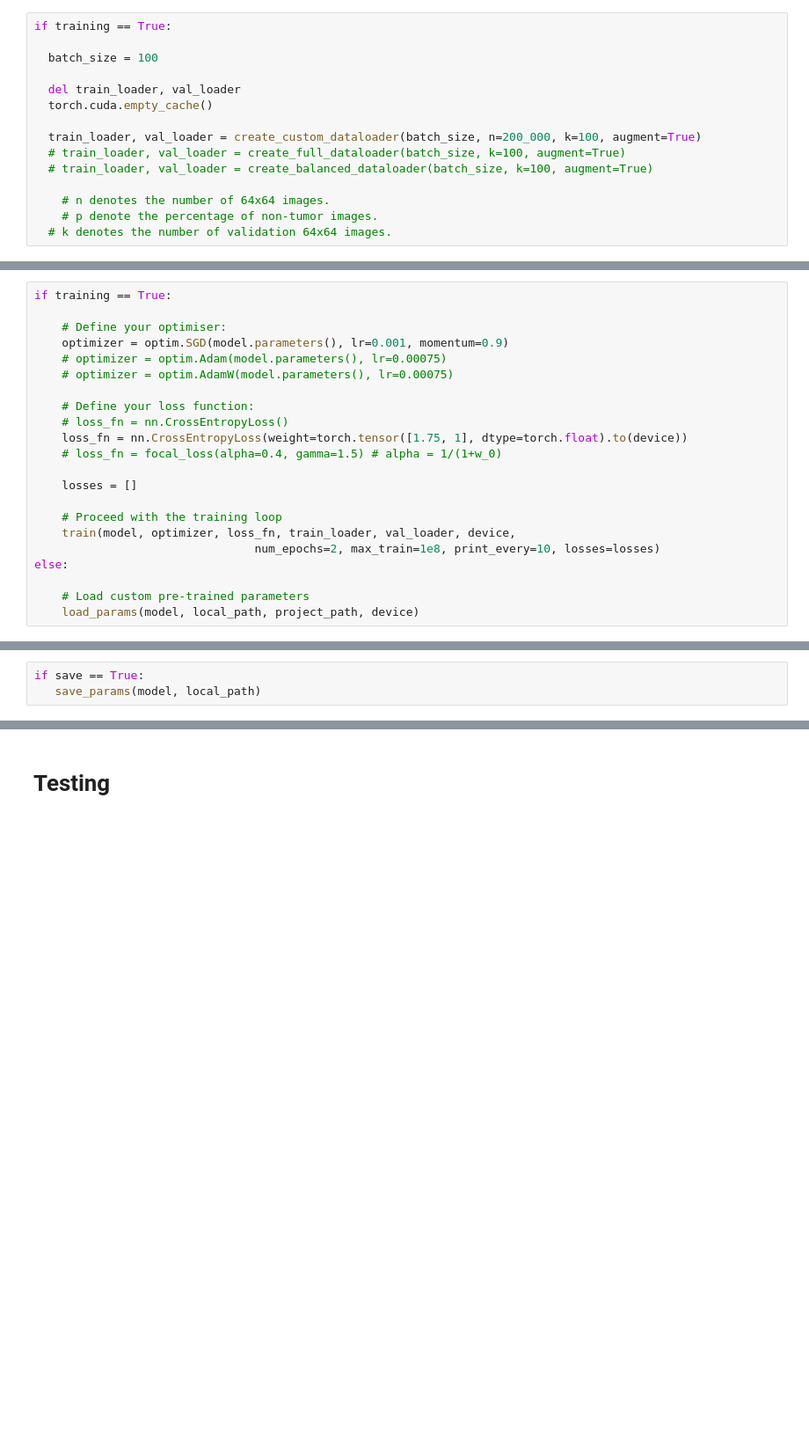
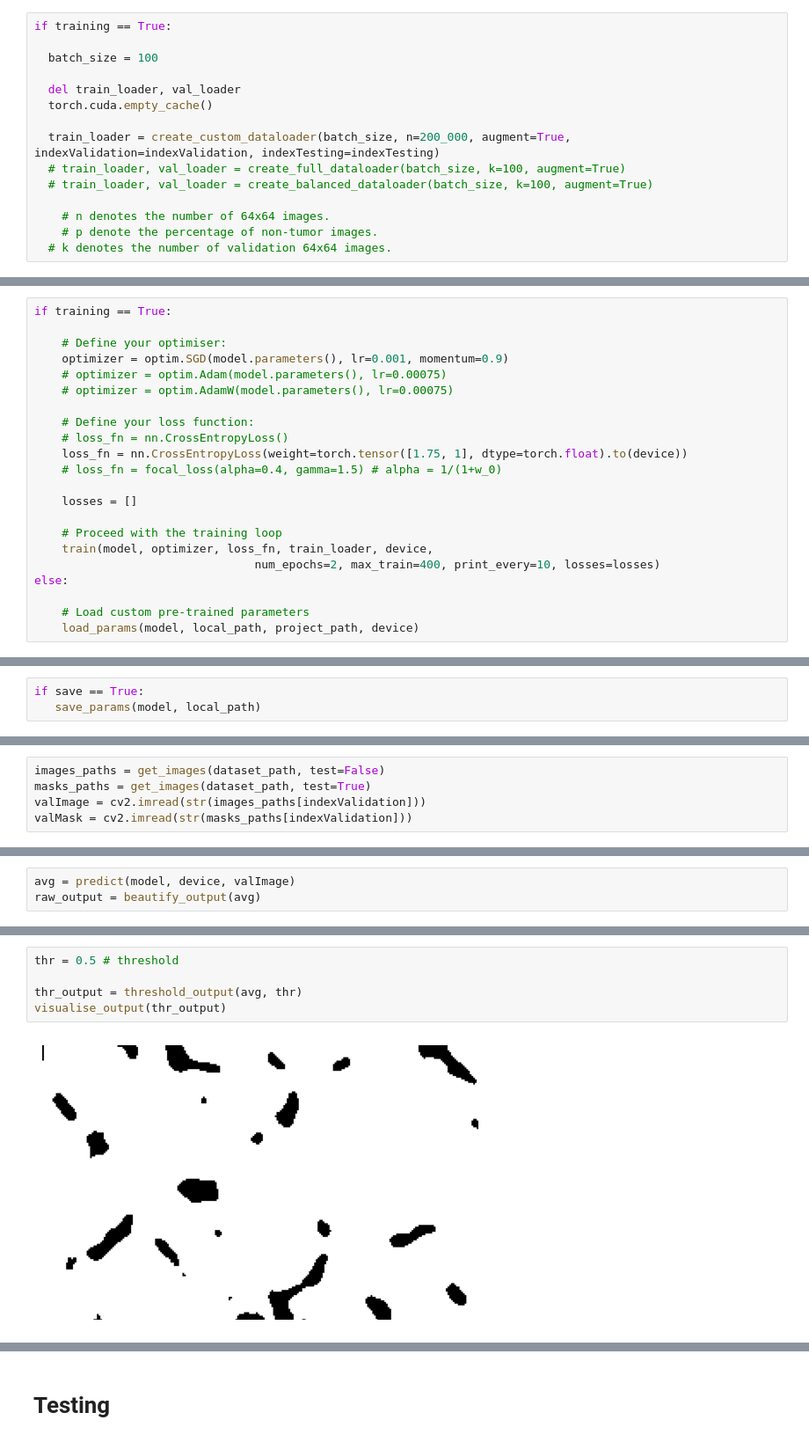
Before and after one commit to Luca-Olivieri/NAML_project, a Jupyter notebook: src/main_new.ipynb, the cells around one changed output, grey strips where cells are left out. Shown at 88% size. Cells and saved outputs as stored; diff of their text form; blank space fills up the shorter version.

Commit message:
added validation

```diff
--- a/src/main_new.ipynb
+++ b/src/main_new.ipynb
@@ -847,7 +808,7 @@ if training == True:
   del train_loader, val_loader
   torch.cuda.empty_cache()
 
-  train_loader, val_loader = create_custom_dataloader(batch_size, n=200_000, k=100, augment=True)
+  train_loader = create_custom_dataloader(batch_size, n=200_000, augment=True, indexValidation=indexValidation, indexTesting=indexTesting)
   # train_loader, val_loader = create_full_dataloader(batch_size, k=100, augment=True)
   # train_loader, val_loader = create_balanced_dataloader(batch_size, k=100, augment=True)
 
@@ -870,8 +836,8 @@ if training == True:
 	losses = []
 
 	# Proceed with the training loop
-	train(model, optimizer, loss_fn, train_loader, val_loader, device,
-								num_epochs=2, max_train=1e8, print_every=10, losses=losses)
+	train(model, optimizer, loss_fn, train_loader, device,
+								num_epochs=2, max_train=400, print_every=10, losses=losses)
 else:
 
 	# Load custom pre-trained parameters
@@ -887,0 +877,5 @@ if save == True:
+# %%
+images_paths = get_images(dataset_path, test=False)
+masks_paths = get_images(dataset_path, test=True)
+valImage = cv2.imread(str(images_paths[indexValidation]))
+valMask = cv2.imread(str(masks_paths[indexValidation]))
@@ -887,0 +884,3 @@ if save == True:
+# %%
+avg = predict(model, device, valImage)
+raw_output = beautify_output(avg)
@@ -887,0 +897,7 @@ if save == True:
+# %%
+thr = 0.5 # threshold
+
+thr_output = threshold_output(avg, thr)
+visualise_output(thr_output)
+# %% [output]
+[figure, added]
```
Also changed, not shown: parts of 51 cells of this notebook.
